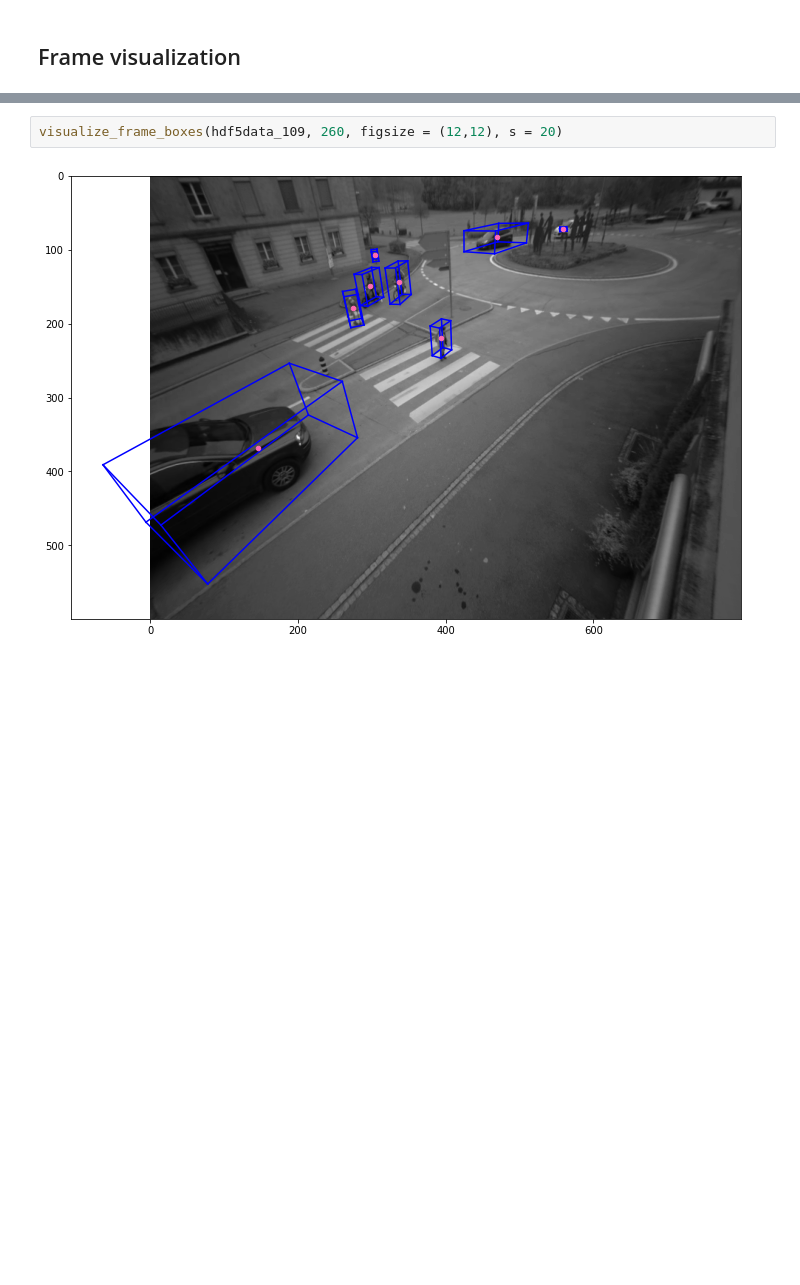
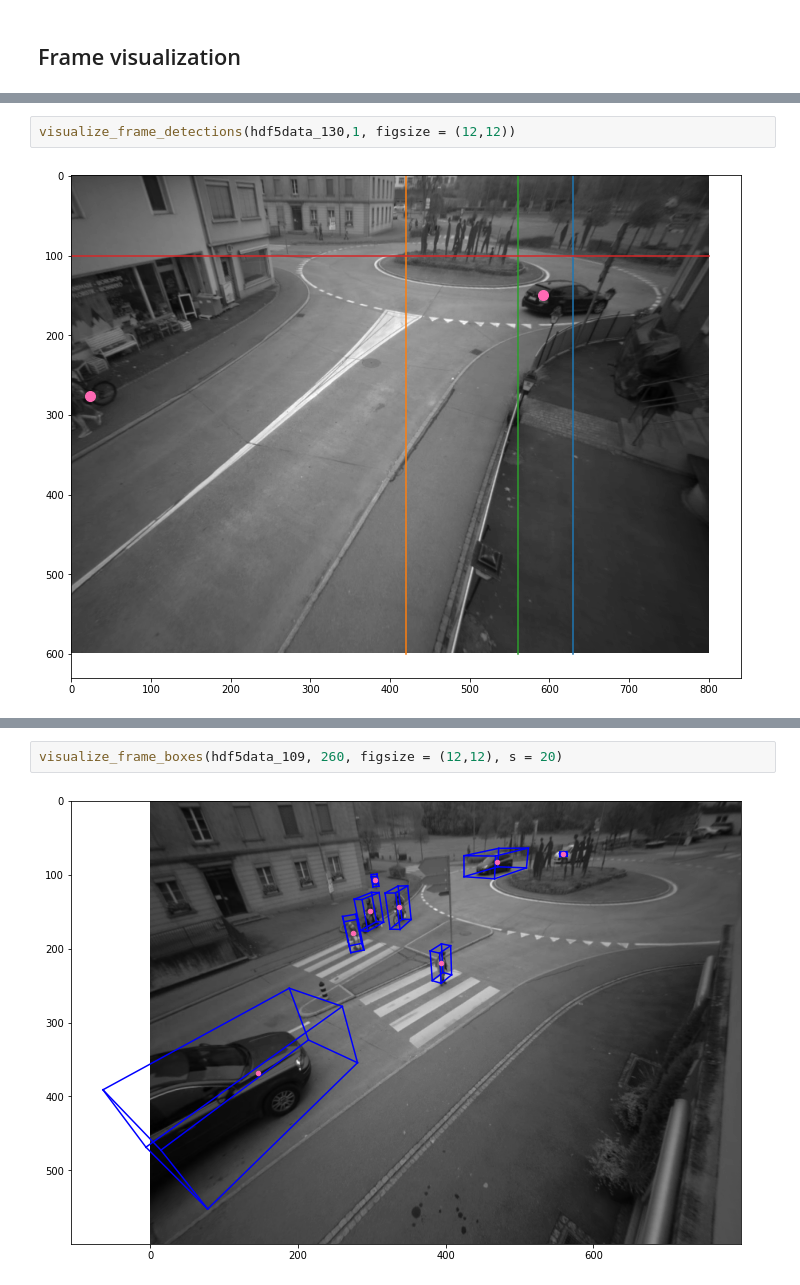
Before and after one commit to davidecarrara98/Multi-Object-Tracking-in-Complex-Urban-Scenarios, a Jupyter notebook: Under Development/Francesco/Main_FRa.ipynb, the cells around one changed output, grey strips where cells are left out. Drawn from its saved outputs; the diff is of its cells as text; blank space fills up the shorter version.

```diff
--- a/Under Development/Francesco/Main_FRa.ipynb
+++ b/Under Development/Francesco/Main_FRa.ipynb
@@ -200,0 +291,4 @@ def visualize_frame_boxes ( camera, frame_idx, figsize = None, s = 100):
+# %%
+visualize_frame_detections(hdf5data_130,1, figsize = (12,12))
+# %% [output]
+[figure, added]
```
Also changed, not shown: parts of 10 cells of this notebook, 2 other files.
